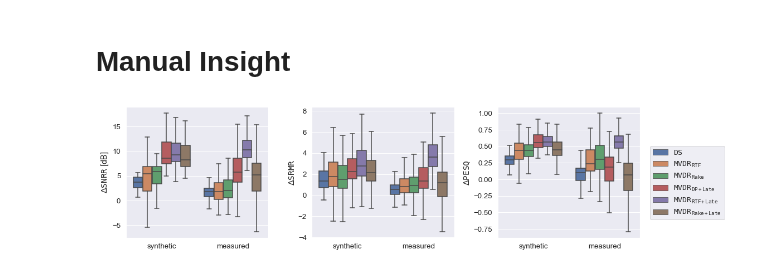
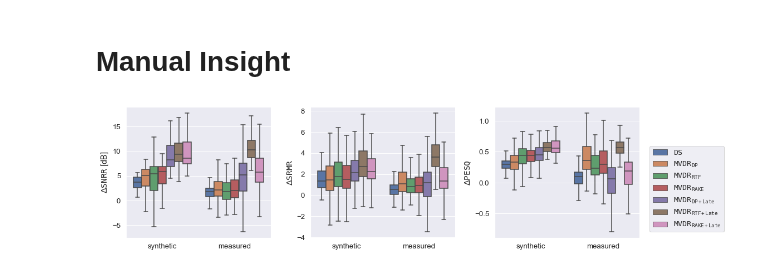
Before and after one commit to Chutlhu/dEchorate, a Jupyter notebook: notebooks/Echo aware Beamforming - results for journal.ipynb, the cells around one changed output. Saved outputs shown, nothing was run; the diff lists cells and outputs as text; code cells hidden in the pictures.

Commit message:
rake and not rtf rake

```diff
--- a/notebooks/Echo aware Beamforming - results for journal.ipynb
+++ b/notebooks/Echo aware Beamforming - results for journal.ipynb
@@ -29,7 +29,7 @@ using an ideal voice activity detector,
 ## synth results
 # %%
 path_to_data = '../recipes/echo_aware_processing/data/results/kowalczyk/'
-files = glob(path_to_data + '*.csv')
+files = glob(path_to_data + '2020-09-09*.csv')
 results = pd.DataFrame()
 for file in files:
     res = pd.read_csv(file)
@@ -159,52 +172,56 @@ loc_res = df.loc[(df['dataset'] == 5)]
 # gevdlateMVDR' 'rakelateMVDR' 'dpDS' 'gevdMVDR' 'rakeMVDR' 'lateMVDR'
 name = {
     'DS'     : '$\mathtt{DS}$',
+    'MVDR_dp' : '$\mathtt{MVDR}_\mathtt{DP}$',
     'MVDR_rtf' : '$\mathtt{MVDR}_\mathtt{RTF}$',
-    'MVDR_rake' : '$\mathtt{MVDR}_\mathtt{Rake}$',
-    'MVDR_dp_late'     : '$\mathtt{MVDR}_\mathtt{DP+Late}$',
-    'MVDR_rake_late' : '$\mathtt{MVDR}_\mathtt{Rake+Late}$',
+    'MVDR_rake'     : '$\mathtt{MVDR}_\mathtt{RAKE}$',
+    'MVDR_dp_late' : '$\mathtt{MVDR}_\mathtt{DP+Late}$',
     'MVDR_rtf_late' : '$\mathtt{MVDR}_\mathtt{RTF+Late}$',
+    'MVDR_rake_late' : '$\mathtt{MVDR}_\mathtt{RAKE+Late}$',
 }
+
 #     test = ['t-test_welch', 'Wilcoxon', 'Mann-Whitney'][2]
 
 width = 0.7
 angle = 15
 loc_res = loc_res.replace('dpDS',    value=name['DS'])
-loc_res = loc_res.replace('gevdMVDR', value=name['MVDR_rtf'])
-loc_res = loc_res.replace('rakeMVDR', value=name['MVDR_rake'])
-loc_res = loc_res.replace('lateMVDR', value=name['MVDR_dp_late'])
-loc_res = loc_res.replace('gevdlateMVDR', value=name['MVDR_rtf_late'])
-loc_res = loc_res.replace('rakelateMVDR', value=name['MVDR_rake_late'])
+loc_res = loc_res.replace('MVDR_dp', value=name['MVDR_dp'])
+loc_res = loc_res.replace('MVDR_rtf', value=name['MVDR_rtf'])
+loc_res = loc_res.replace('MVDR_rake', value=name['MVDR_rake'])
+loc_res = loc_res.replace('MVDR_dp_late', value=name['MVDR_dp_late'])
+loc_res = loc_res.replace('MVDR_rtf_late', value=name['MVDR_rtf_late'])
+loc_res = loc_res.replace('MVDR_rake_late', value=name['MVDR_rake_late'])
+
 loc_res = loc_res.replace('real', value='measured')
 loc_res = loc_res.replace('synt', value='synthetic')
 
-order_hue = [name['DS'], name['MVDR_rtf'], name['MVDR_rake'],
+order_hue = [name['DS'], name['MVDR_dp'], name['MVDR_rtf'], name['MVDR_rake'],
              name['MVDR_dp_late'], name['MVDR_rtf_late'], name['MVDR_rake_late']]
 showfliers = False
 sns.set(font_scale=1.2)
 
 fig, (ax1, ax2, ax3) = plt.subplots(1, 3, figsize=(16,4))
 
 g1 = sns.boxplot(x='data', y='snrr_inc', hue='bf', data=loc_res, order=['synthetic','measured'],
                  hue_order=order_hue, showfliers=showfliers, ax=ax1)
 g1.set(ylabel=r'$\Delta\mathtt{SNRR}$ [dB]', xlabel='')
 g1.legend_.remove()
 
 g2 = sns.boxplot(x='data', y='srmr_inc', hue='bf', data=loc_res, order=['synthetic','measured'],
                  hue_order=order_hue, showfliers=showfliers, ax=ax2)
 g2.set(ylabel=r'$\Delta\mathtt{SRMR}$', xlabel='')
 g2.legend_.remove()
 
 g3 = sns.boxplot(x='data', y='pesq_inc', hue='bf', data=loc_res, order=['synthetic','measured'],
                  hue_order=order_hue, showfliers=showfliers, ax=ax3)
 g3.set(ylabel=r'$\Delta\mathtt{PESQ}$', xlabel='')
 
 plt.legend(bbox_to_anchor=(1.07, .7), loc=2, borderaxespad=0.)
 plt.tight_layout()
 
 plt.savefig('../recipes/echo_aware_processing/kowalkzy_results_boxplot.pdf', dpi=300)
 # %% [output]
-[figure, old version]
+[figure, new version]
 # %%
 def boxplot_performance(loc_res, plot_for, save=False, showfliers=False):
     loc_res['snrr_inc'] = loc_res['snrr_out'] - loc_res['snrr_in']
```
Also changed, not shown: parts of 4 cells of this notebook, 2 other files.
